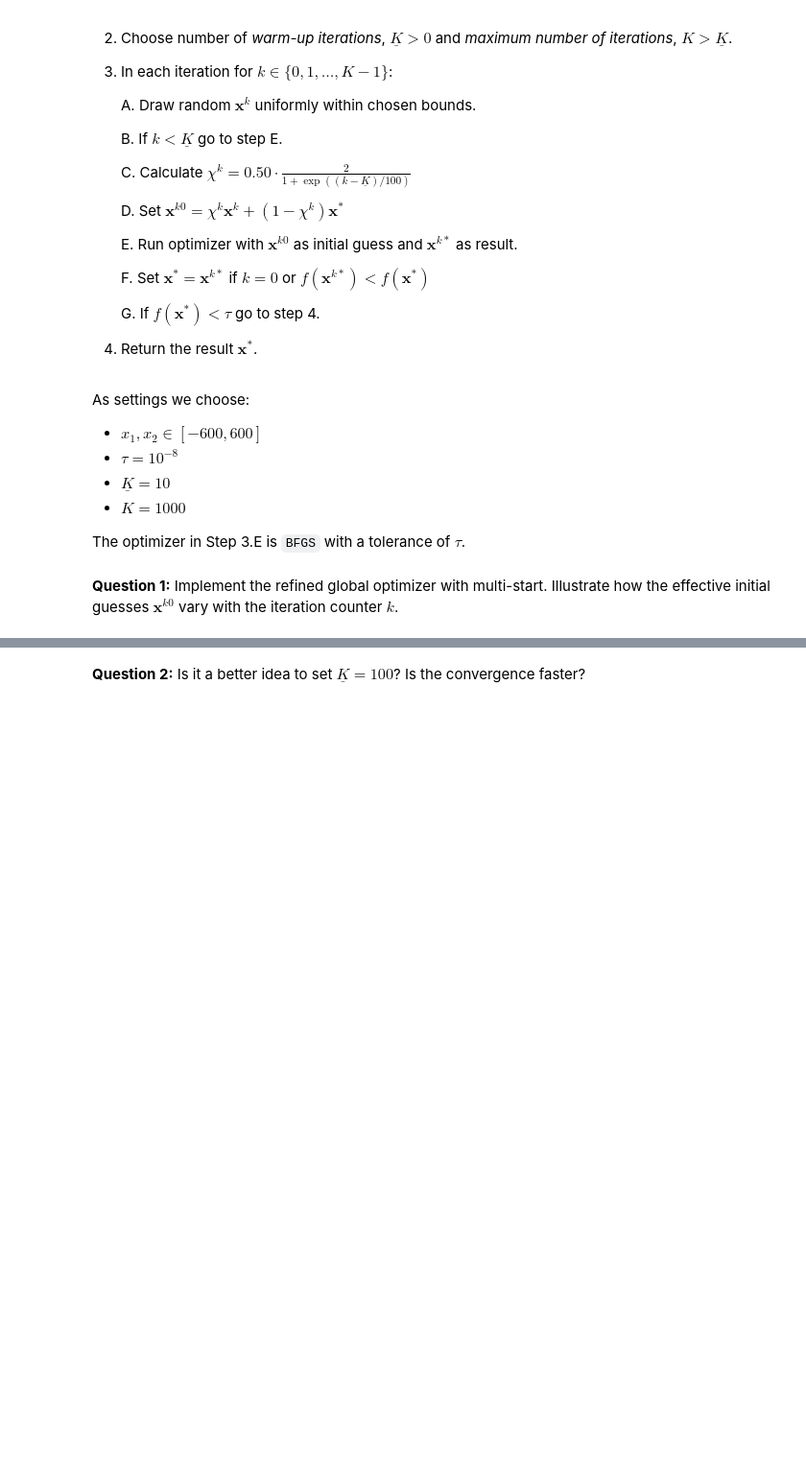
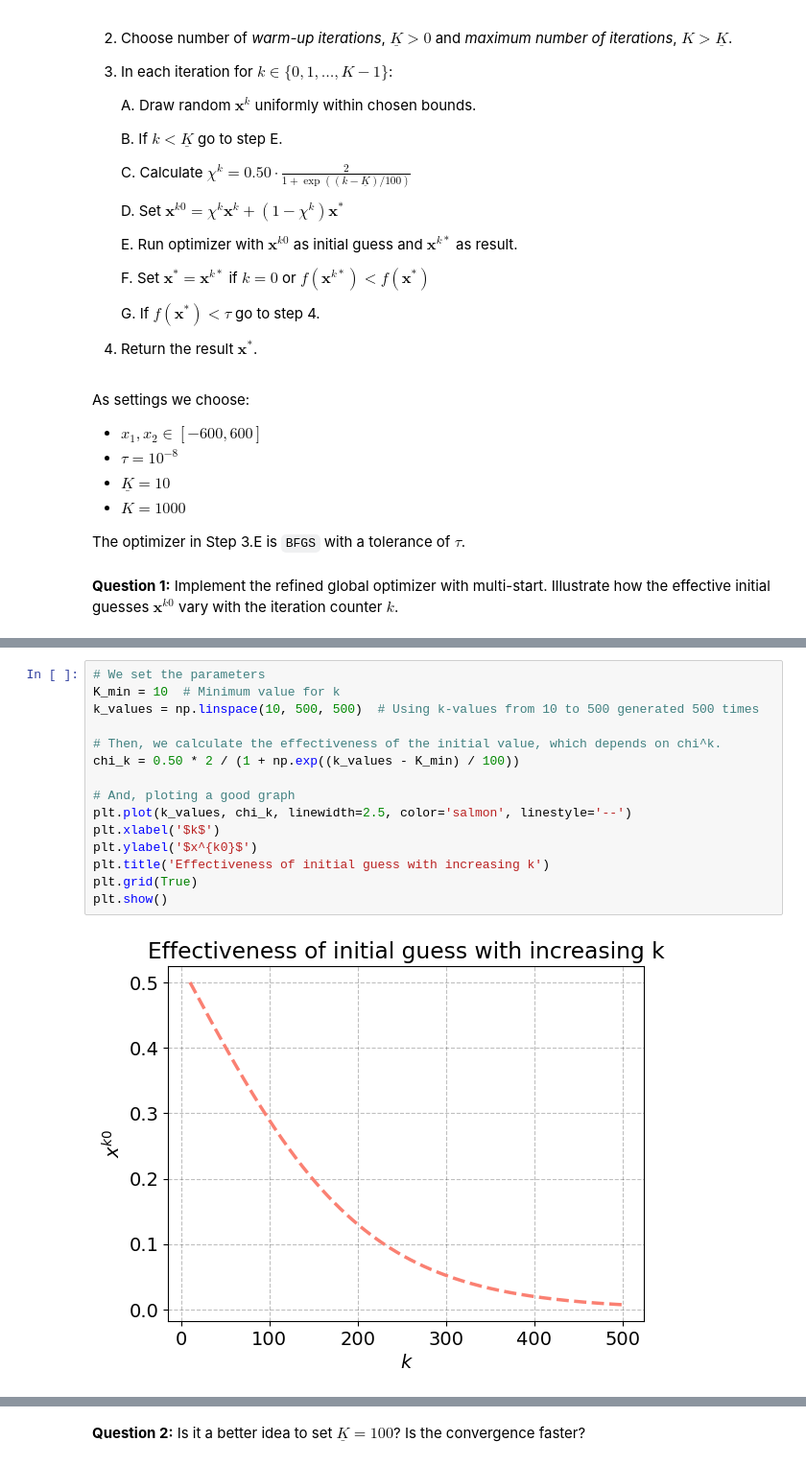
Before and after one commit to NumEconCopenhagen/projects-2023-latin-power, a Jupyter notebook: Exam/Exam-2023-notebook.ipynb, the cells around one changed output, grey strips where cells are left out. Shown at 96% size. Cells and saved outputs as stored; diff of their text form; blank space fills up the shorter version.

```diff
--- a/Exam/Exam-2023-notebook.ipynb
+++ b/Exam/Exam-2023-notebook.ipynb
@@ -778,0 +666,17 @@ Function value: 0.06656436226350104
+# %%
+# We set the parameters
+K_min = 10  # Minimum value for k
+k_values = np.linspace(10, 500, 500)  # Using k-values from 10 to 500 generated 500 times
+
+# Then, we calculate the effectiveness of the initial value, which depends on chi^k.
+chi_k = 0.50 * 2 / (1 + np.exp((k_values - K_min) / 100))
+
+# And, ploting a good graph
+plt.plot(k_values, chi_k, linewidth=2.5, color='salmon', linestyle='--')
+plt.xlabel('$k$')
+plt.ylabel('$x^{k0}$')
+plt.title('Effectiveness of initial guess with increasing k')
+plt.grid(True)
+plt.show()
+# %% [output]
+[figure, added]
```
Also changed, not shown: parts of 11 cells of this notebook, 3 other files.
